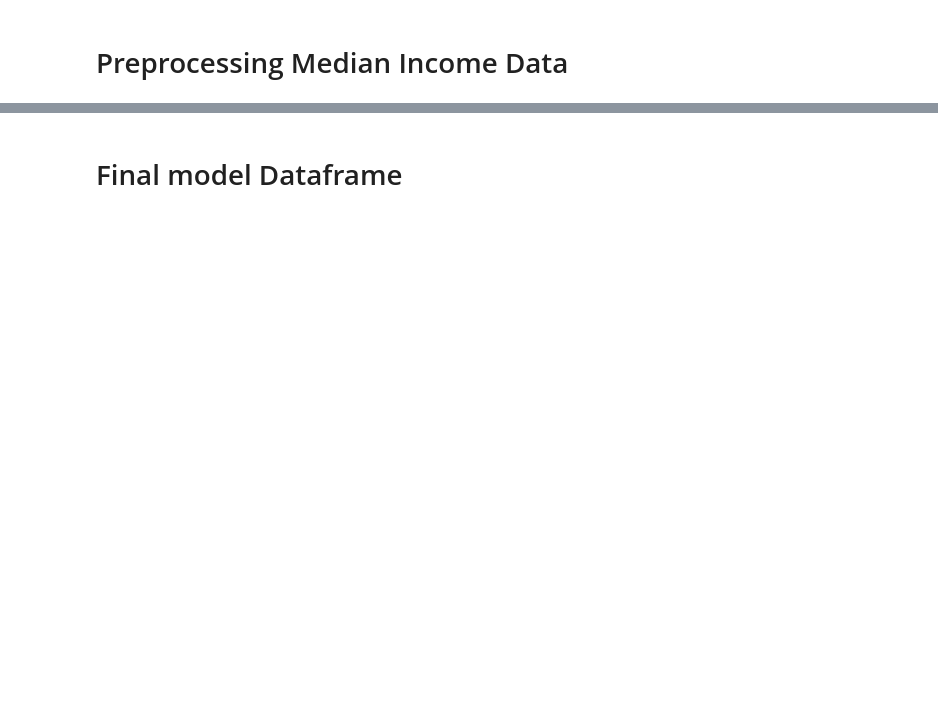
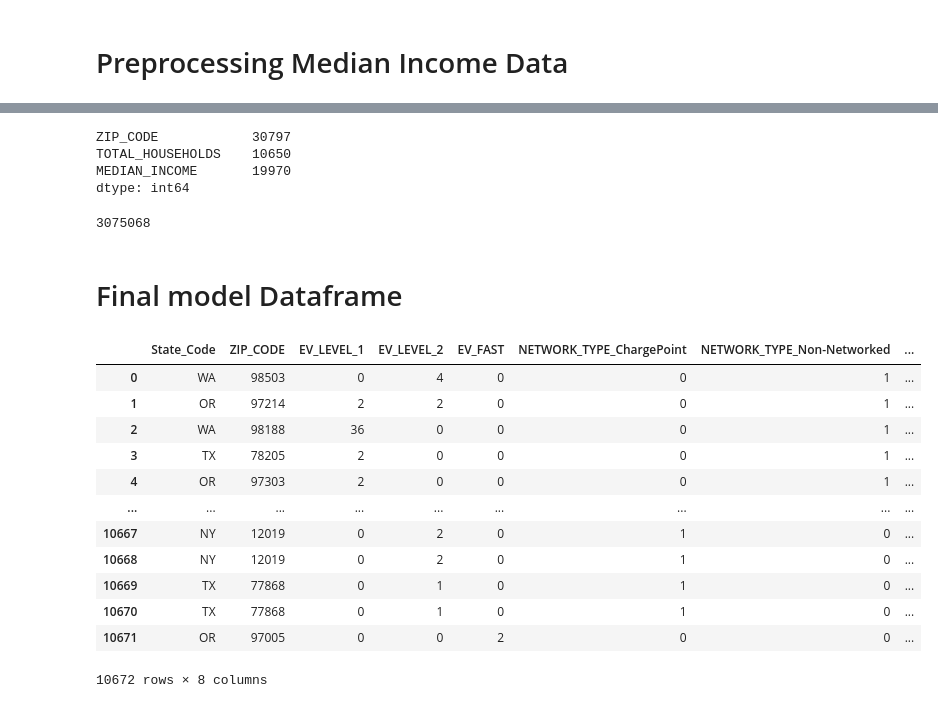
Before and after one commit to jmmadson/data_miners, a Jupyter notebook: visualization/data_miners_preprocessing_CL.ipynb, the cells around one changed output, grey strips where cells are left out. Saved outputs shown, nothing was run; the diff lists cells and outputs as text; code cells hidden in the pictures; blank space fills up the shorter version.

```diff
--- a/visualization/data_miners_preprocessing_CL.ipynb
+++ b/visualization/data_miners_preprocessing_CL.ipynb
@@ -139,39 +261,52 @@ median_df
+# %%
+median_df.nunique()
+# %% [output]
+ZIP_CODE            30797
+TOTAL_HOUSEHOLDS    10650
+MEDIAN_INCOME       19970
+dtype: int64
+# %%
+registration_df.REG_COUNTS.sum()
+# %% [output]
+3075068
 # %% [markdown]
 # Final model Dataframe
 # %%
 # Drop location info for ml model
 model_df = stations_df.drop(columns=['Station_Name',
                                      'Street_Address',
-                                     #'City',
-                                     'State_Code',
+                                     'City',
+                                     #'State_Code',
                                      'Latitude',
                                      'Longitude'])
 
 
 
 # change data types for sorting and merging
 model_df['ZIP_CODE'] = model_df['ZIP_CODE'].astype(int)
 model_df['EV_LEVEL_1'] = model_df['EV_LEVEL_1'].astype(int)
 model_df['EV_LEVEL_2'] = model_df['EV_LEVEL_2'].astype(int)
 model_df['EV_FAST'] = model_df['EV_FAST'].astype(int)
 model_df['NETWORK_TYPE_ChargePoint'] = model_df['NETWORK_TYPE_ChargePoint'].astype(int)
 model_df['NETWORK_TYPE_Non-Networked'] = model_df['NETWORK_TYPE_Non-Networked'].astype(int)
 model_df['NETWORK_TYPE_Other-Network'] = model_df['NETWORK_TYPE_Other-Network'].astype(int)
 
-# mege the data fram with median_df
-model_df = model_df.merge(median_df, how='left', on='ZIP_CODE')
 
-# merge the data frame with registration_df
-model_df = model_df.merge(registration_df, how='left', on='ZIP_CODE')
-
-# fill nans with zero
-model_df['REG_COUNTS'] = model_df['REG_COUNTS'].fillna(0)
-
-model_df = model_df.dropna(how='all')
-
-# change data type for sorting and merging
-model_df['REG_COUNTS'] = model_df['REG_COUNTS'].astype(int)
 
 
 
 model_df
+# %% [output]
+|  | State_Code | ZIP_CODE | EV_LEVEL_1 | EV_LEVEL_2 | EV_FAST | NETWORK_TYPE_ChargePoint | NETWORK_TYPE_Non-Networked | ... |
+| 0 | WA | 98503 | 0 | 4 | 0 | 0 | 1 | ... |
+| 1 | OR | 97214 | 2 | 2 | 0 | 0 | 1 | ... |
+| 2 | WA | 98188 | 36 | 0 | 0 | 0 | 1 | ... |
+| 3 | TX | 78205 | 2 | 0 | 0 | 0 | 1 | ... |
+| 4 | OR | 97303 | 2 | 0 | 0 | 0 | 1 | ... |
+| ... | ... | ... | ... | ... | ... | ... | ... | ... |
+| 10667 | NY | 12019 | 0 | 2 | 0 | 1 | 0 | ... |
+| 10668 | NY | 12019 | 0 | 2 | 0 | 1 | 0 | ... |
+| 10669 | TX | 77868 | 0 | 1 | 0 | 1 | 0 | ... |
+| 10670 | TX | 77868 | 0 | 1 | 0 | 1 | 0 | ... |
+| 10671 | OR | 97005 | 0 | 0 | 2 | 0 | 0 | ... |
+10672 rows × 8 columns
```
Also changed, not shown: parts of 38 cells of this notebook, 4 other files.
